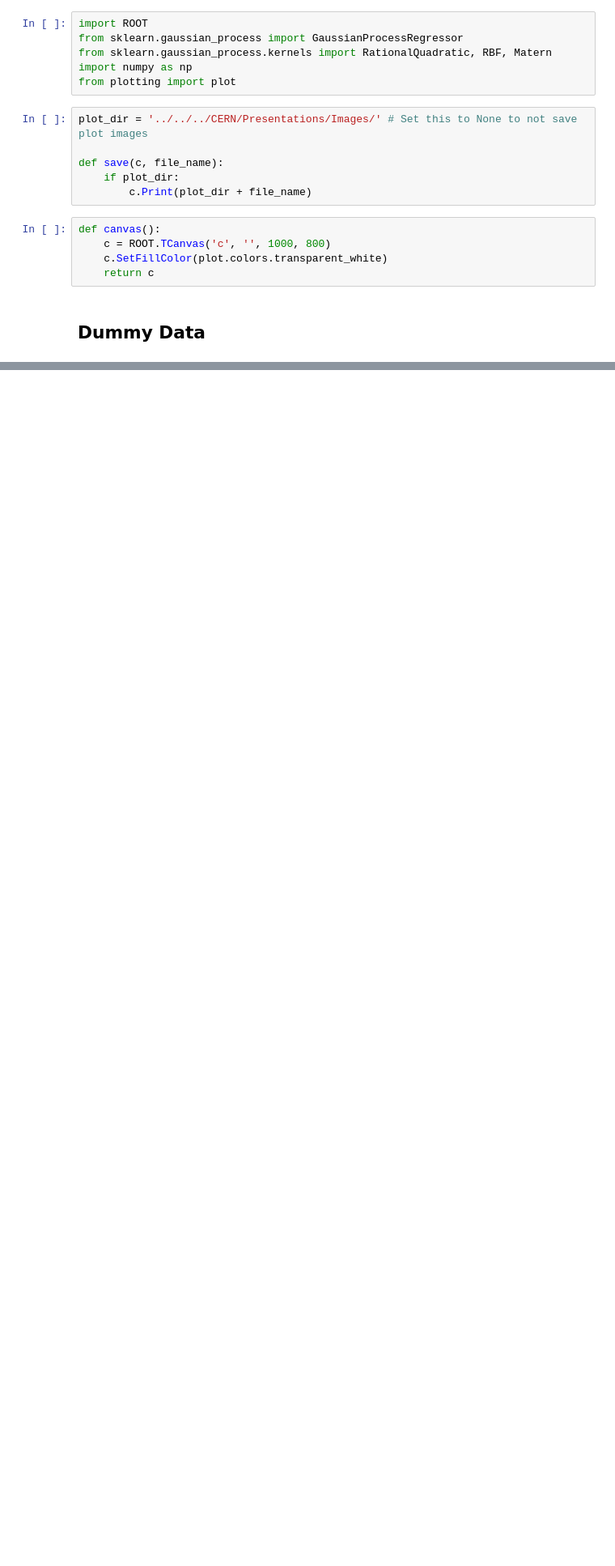
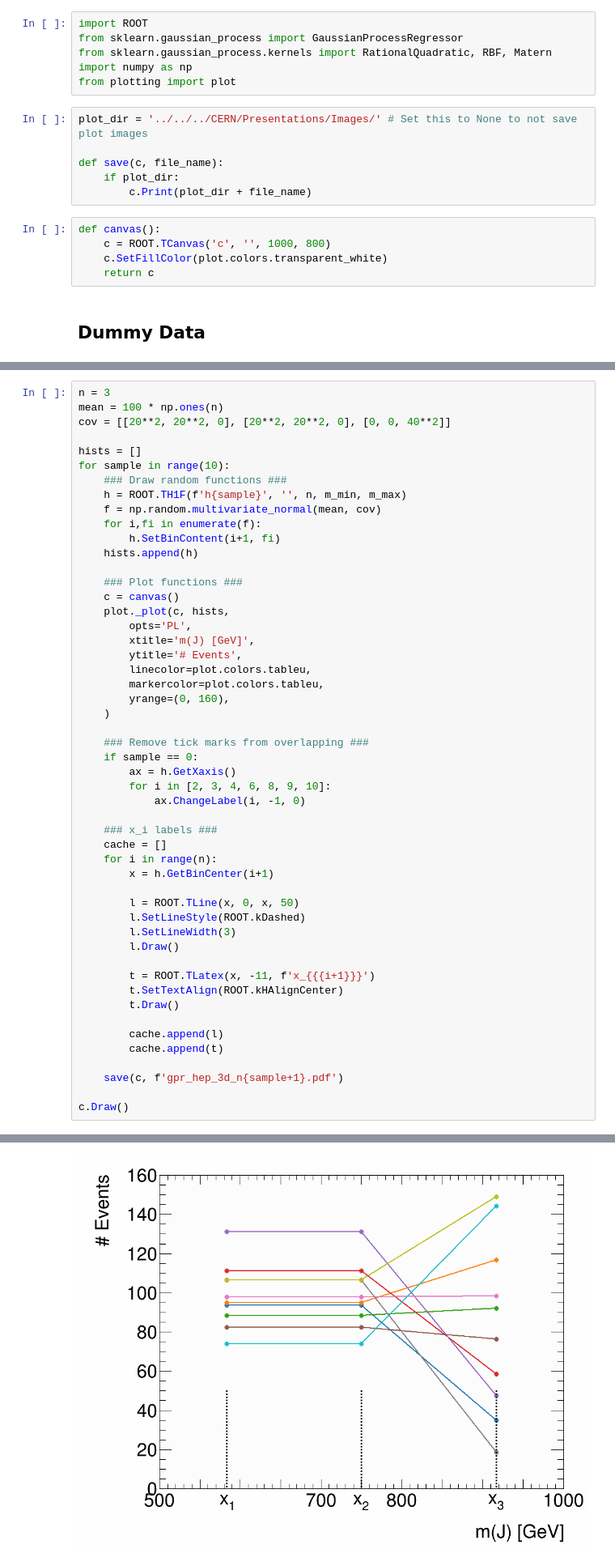
Before and after one commit to riley-x/GaussianProcessExample, a Jupyter notebook: hep.ipynb, the cells around one changed output, grey strips where cells are left out. Shown at 81% size. Saved outputs shown, nothing was run; the diff lists cells and outputs as text; blank space fills up the shorter version.

```diff
--- a/hep.ipynb
+++ b/hep.ipynb
@@ -145,0 +161,52 @@ Info in <TCanvas::Print>: pdf file ../../../CERN/Presentations/Images/gpr_hep_fu
+# %%
+n = 3
+mean = 100 * np.ones(n)
+cov = [[20**2, 20**2, 0], [20**2, 20**2, 0], [0, 0, 40**2]]
+
+hists = []
+for sample in range(10):
+    ### Draw random functions ###
+    h = ROOT.TH1F(f'h{sample}', '', n, m_min, m_max)
+    f = np.random.multivariate_normal(mean, cov)
+    for i,fi in enumerate(f):
+        h.SetBinContent(i+1, fi)
+    hists.append(h)
+
+    ### Plot functions ###
+    c = canvas()
+    plot._plot(c, hists,
+        opts='PL',
+        xtitle='m(J) [GeV]',
+        ytitle='# Events',
+        linecolor=plot.colors.tableu,
+        markercolor=plot.colors.tableu,
+        yrange=(0, 160),
+    )
+
+    ### Remove tick marks from overlapping ###
+    if sample == 0:
+        ax = h.GetXaxis()
+        for i in [2, 3, 4, 6, 8, 9, 10]:
+            ax.ChangeLabel(i, -1, 0)
+
+    ### x_i labels ###
+    cache = []
+    for i in range(n):
+        x = h.GetBinCenter(i+1)
+
+        l = ROOT.TLine(x, 0, x, 50)
+        l.SetLineStyle(ROOT.kDashed)
+        l.SetLineWidth(3)
+        l.Draw()
+
+        t = ROOT.TLatex(x, -11, f'x_{{{i+1}}}')
+        t.SetTextAlign(ROOT.kHAlignCenter)
+        t.Draw()
+
+        cache.append(l)
+        cache.append(t)
+
+    save(c, f'gpr_hep_3d_n{sample+1}.pdf')
+
+c.Draw()
+# %% [output]
@@ -145,0 +230 @@ Info in <TCanvas::Print>: pdf file ../../../CERN/Presentations/Images/gpr_hep_fu
+[figure, added]
```
Also changed, not shown: parts of 16 cells of this notebook.
